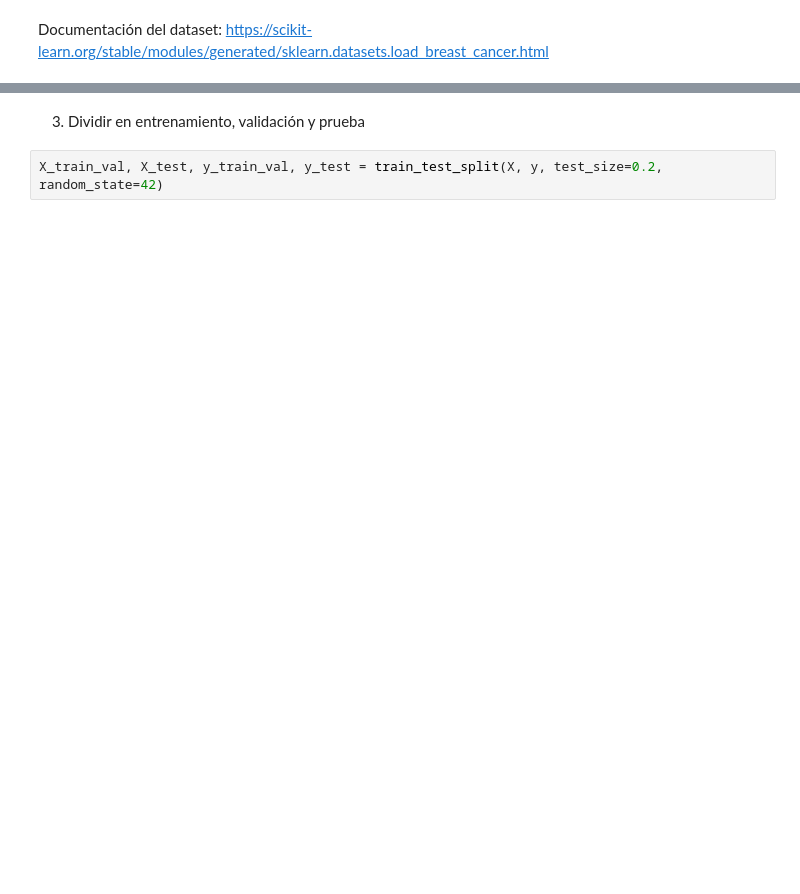
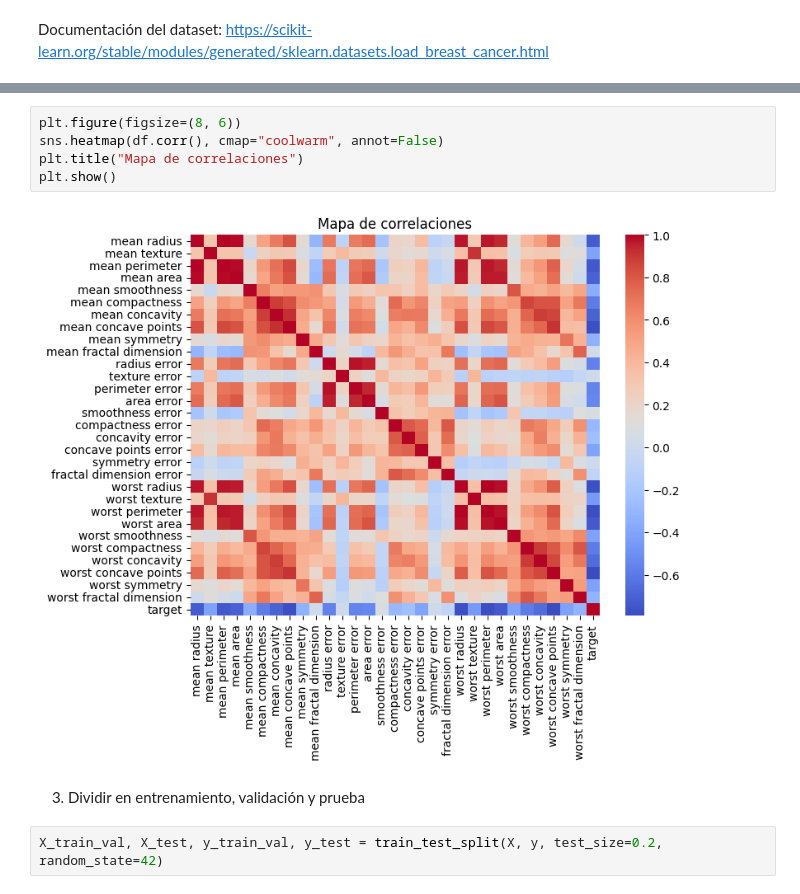
Before and after one commit to titusr099/add_bost_classifier_dm, a Jupyter notebook: ada_boost_implementacion_libreria.ipynb, the cells around one changed output, grey strips where cells are left out. Cells and saved outputs as stored; diff of their text form; blank space fills up the shorter version.

```diff
--- a/ada_boost_implementacion_libreria.ipynb
+++ b/ada_boost_implementacion_libreria.ipynb
@@ -20,3 +114,10 @@ https://scikit-learn.org/stable/modules/generated/sklearn.datasets.load_breast_c
+# %%
+plt.figure(figsize=(8, 6))
+sns.heatmap(df.corr(), cmap="coolwarm", annot=False)
+plt.title("Mapa de correlaciones")
+plt.show()
+# %% [output]
+[figure, added]
 # %% [markdown]
 3. Dividir en entrenamiento, validación y prueba
 # %%
```
Also changed, not shown: parts of 13 cells of this notebook.
